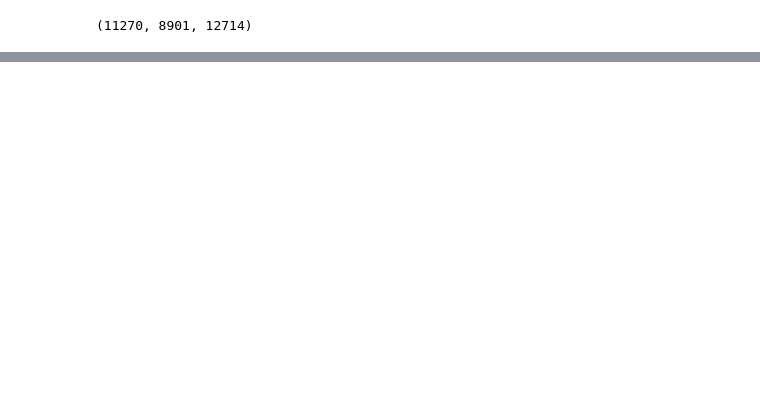
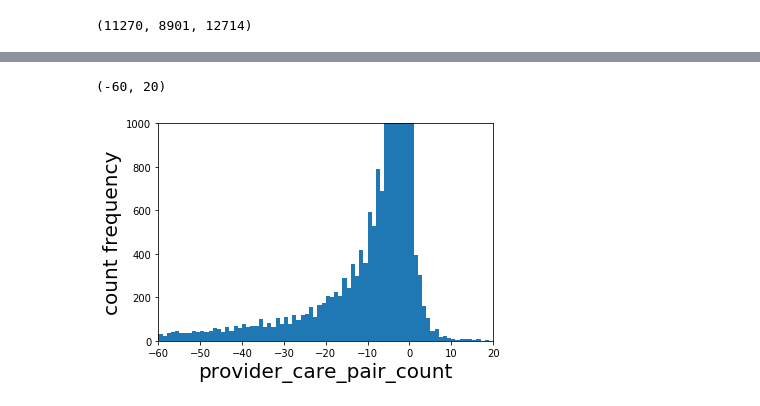
Before and after one commit to Shunling/Insight_HealthDataScience, a Jupyter notebook: Projects/P3/EDA_2.ipynb, the cells around one changed output, grey strips where cells are left out. Saved outputs shown, nothing was run; the diff lists cells and outputs as text; code cells hidden in the pictures; blank space fills up the shorter version.

```diff
--- a/Projects/P3/EDA_2.ipynb
+++ b/Projects/P3/EDA_2.ipynb
@@ -447,0 +510,3 @@ df.enrollee_id.unique().shape[0],df.diagnosis_id.unique().shape[0],df.care_id.un
+# %%
+x = sorted(df['care_id'].unique())
+y = sorted(df['provider_id'].unique())
@@ -447,0 +530,2 @@ df.enrollee_id.unique().shape[0],df.diagnosis_id.unique().shape[0],df.care_id.un
+# %%
+pairfrequency = [pairs[i][j] for i in range(185) for j in range(12714)]
@@ -447,0 +543,9 @@ df.enrollee_id.unique().shape[0],df.diagnosis_id.unique().shape[0],df.care_id.un
+# %%
+_=plt.hist(pairfrequency,bins=range(-100,25,1))
+plt.xlabel('provider_care_pair_count',fontsize=20)
+plt.ylabel('count frequency',fontsize=20)
+plt.ylim(0,1000)
+plt.xlim(-60,20)
+# %% [output]
+(-60, 20)
+[figure, added]
```
Also changed, not shown: parts of 18 cells of this notebook.
